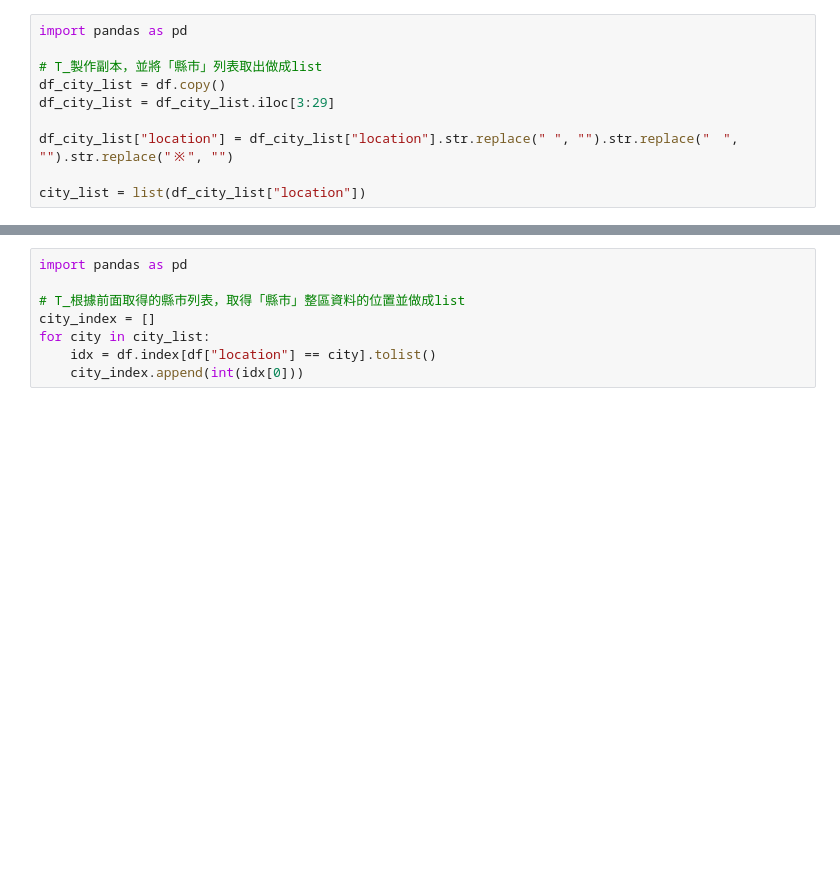
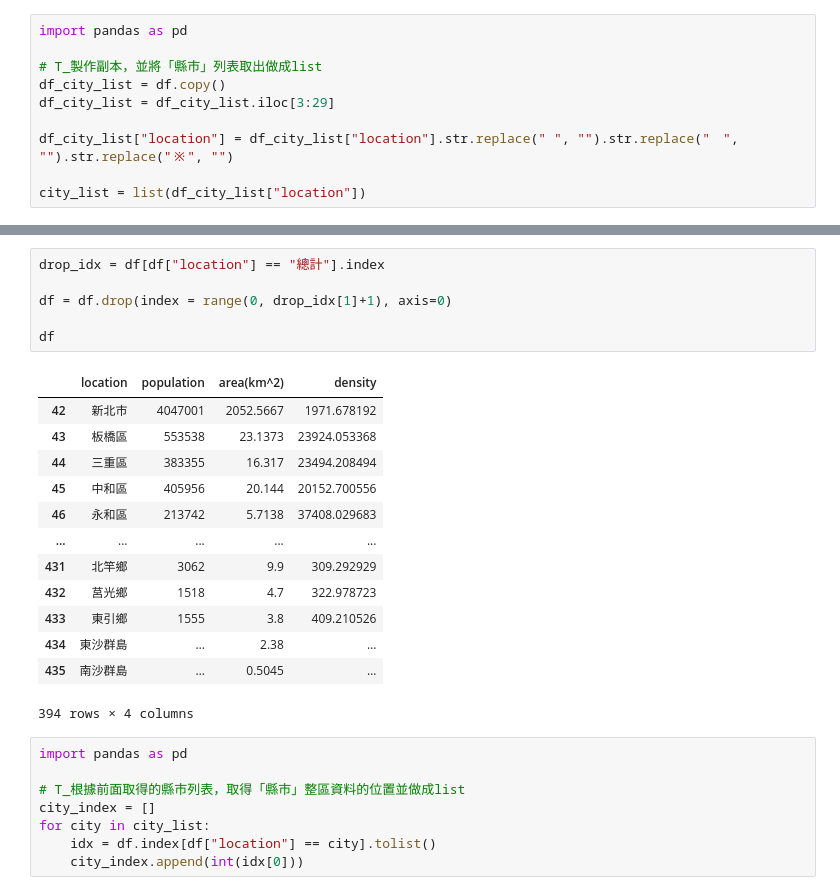
Before and after one commit to refinism-B/TJR103-Group-1-Project, a Jupyter notebook: code/1_bevis/E_location_area.ipynb, the cells around one changed output, grey strips where cells are left out. Saved outputs shown, nothing was run; the diff lists cells and outputs as text; blank space fills up the shorter version.

```diff
--- a/code/1_bevis/E_location_area.ipynb
+++ b/code/1_bevis/E_location_area.ipynb
@@ -37,3 +75,23 @@ df = df.reset_index(drop=True)
+# %%
+drop_idx = df[df["location"] == "總計"].index
+
+df = df.drop(index = range(0, drop_idx[1]+1), axis=0)
+
+df
+# %% [output]
+|  | location | population | area(km^2) | density |
+| 42 | 新北市 | 4047001 | 2052.5667 | 1971.678192 |
+| 43 | 板橋區 | 553538 | 23.1373 | 23924.053368 |
+| 44 | 三重區 | 383355 | 16.317 | 23494.208494 |
+| 45 | 中和區 | 405956 | 20.144 | 20152.700556 |
+| 46 | 永和區 | 213742 | 5.7138 | 37408.029683 |
+| ... | ... | ... | ... | ... |
+| 431 | 北竿鄉 | 3062 | 9.9 | 309.292929 |
+| 432 | 莒光鄉 | 1518 | 4.7 | 322.978723 |
+| 433 | 東引鄉 | 1555 | 3.8 | 409.210526 |
+| 434 | 東沙群島 | … | 2.38 | … |
+| 435 | 南沙群島 | … | 0.5045 | … |
+394 rows × 4 columns
 # %%
 import pandas as pd
 
```
Also changed, not shown: parts of 2 cells of this notebook, 26 other files.
